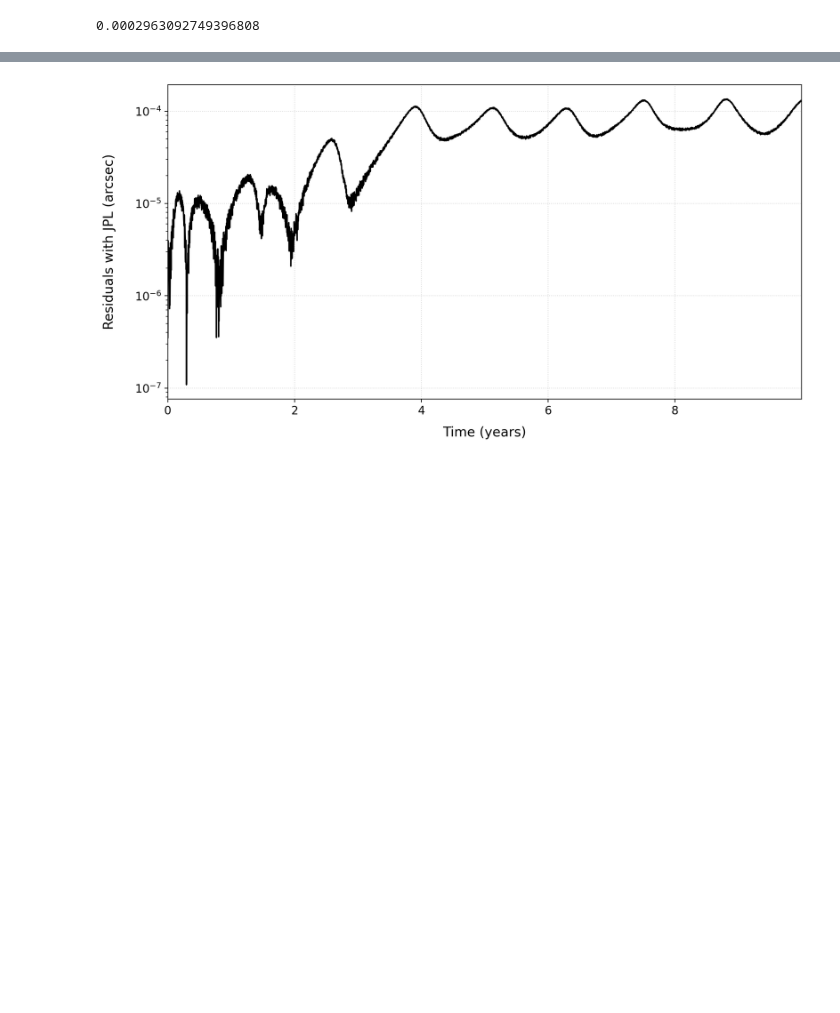
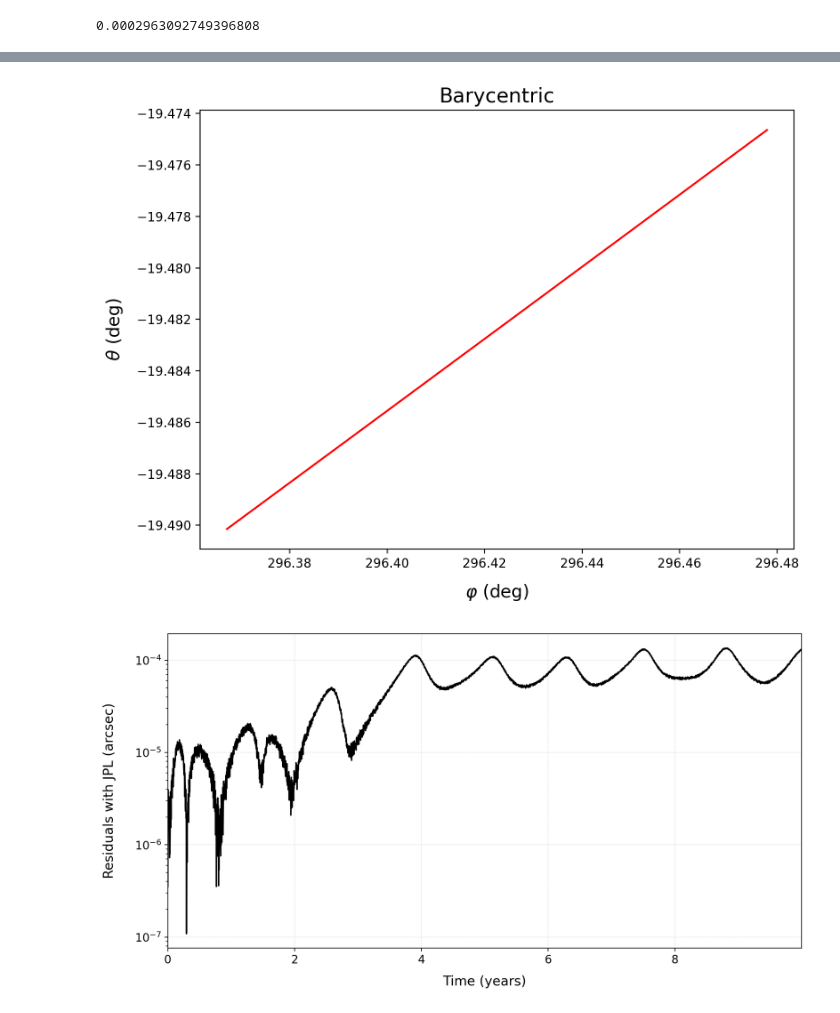
Before and after one commit to kjnapier/spacerocks, a Jupyter notebook: notebooks/examples/example-001.ipynb, the cells around one changed output, grey strips where cells are left out. Cells and saved outputs as stored; diff of their text form; code cells hidden in the pictures; blank space fills up the shorter version.

```diff
--- a/notebooks/examples/example-001.ipynb
+++ b/notebooks/examples/example-001.ipynb
@@ -63,3 +84,13 @@ decs = np.array(decs)
+# %%
+fig, ax = plt.subplots(1, 1, figsize=(8, 6))
+ax.plot(phis, thetas, '-r')
+ax.set_xlabel(r'$\varphi$ (deg)', fontsize=14, labelpad=10)
+ax.set_ylabel(r'$\theta$ (deg)', fontsize=14, labelpad=10)
+ax.set_title("Barycentric", fontsize=16)
+fig.tight_layout()
+fig.savefig('/Users/kjnapier/Desktop/bary.png', dpi=300, transparent=True)
+# %% [output]
+[figure, added]
 # %%
 ephem_Horizons = Horizons(id=name,
                           location=obscode,
```
Also changed, not shown: parts of 4 cells of this notebook, 2 other files.
